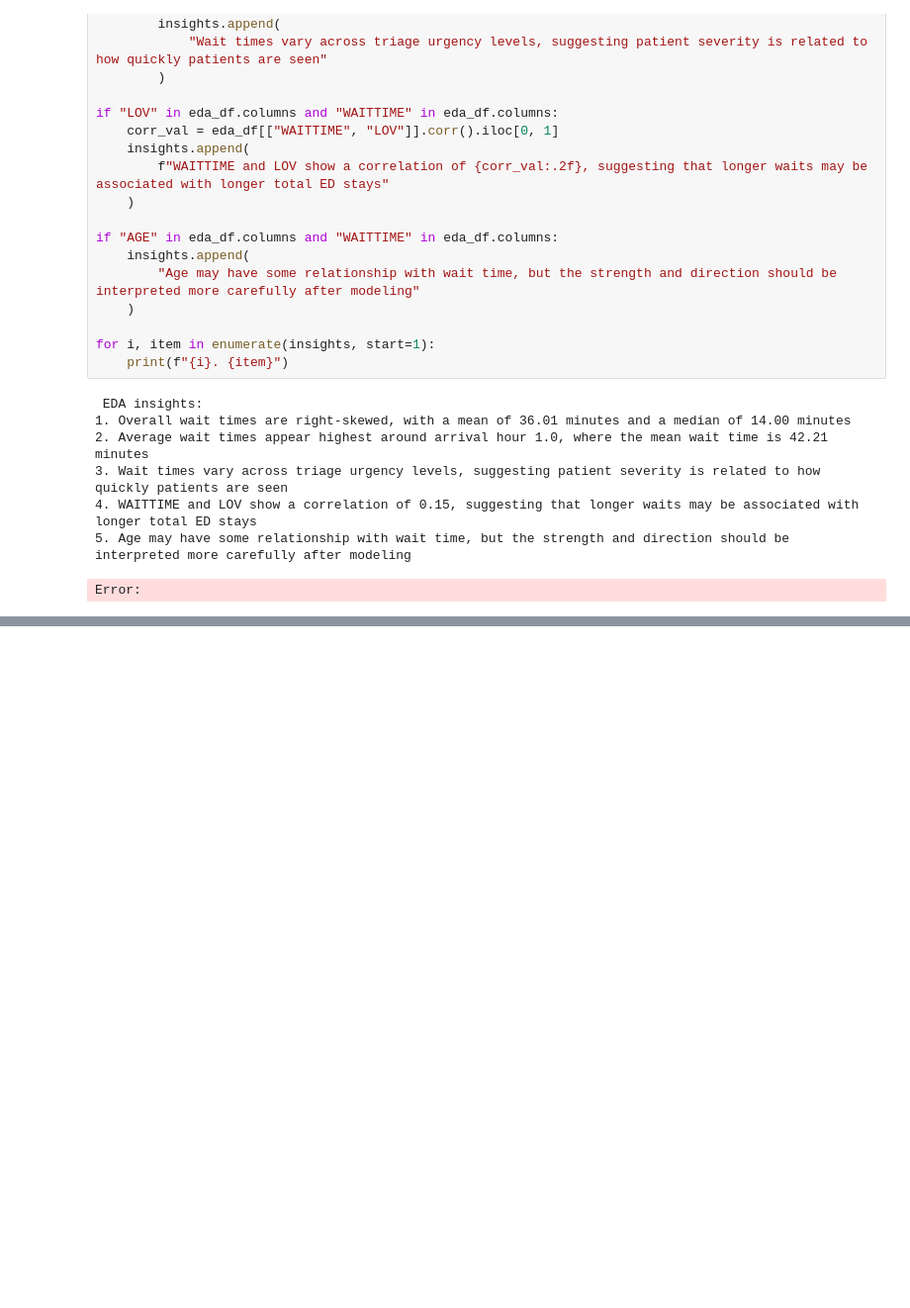
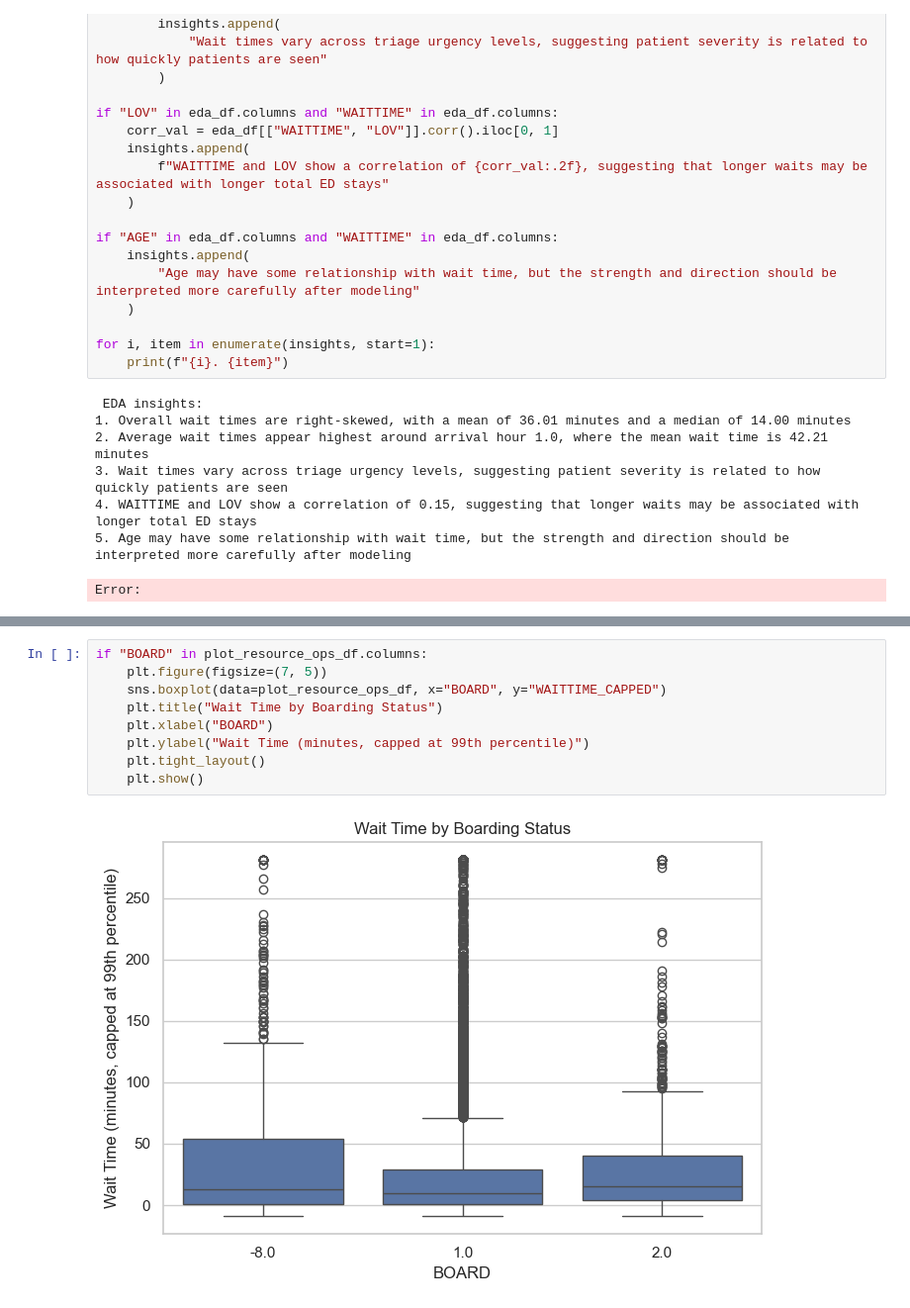
Before and after one commit to salmaibr2/EDWaitTime, a Jupyter notebook: notebooks/eda.ipynb, the cells around one changed output, grey strips where cells are left out. Shown at 99% size. Drawn from its saved outputs; the diff is of its cells as text; blank space fills up the shorter version.

```diff
--- a/notebooks/eda.ipynb
+++ b/notebooks/eda.ipynb
@@ -954,0 +1101,11 @@ Error:
+# %%
+if "BOARD" in plot_resource_ops_df.columns:
+    plt.figure(figsize=(7, 5))
+    sns.boxplot(data=plot_resource_ops_df, x="BOARD", y="WAITTIME_CAPPED")
+    plt.title("Wait Time by Boarding Status")
+    plt.xlabel("BOARD")
+    plt.ylabel("Wait Time (minutes, capped at 99th percentile)")
+    plt.tight_layout()
+    plt.show()
+# %% [output]
+[figure, added]
```
Also changed, not shown: parts of 10 cells of this notebook.
